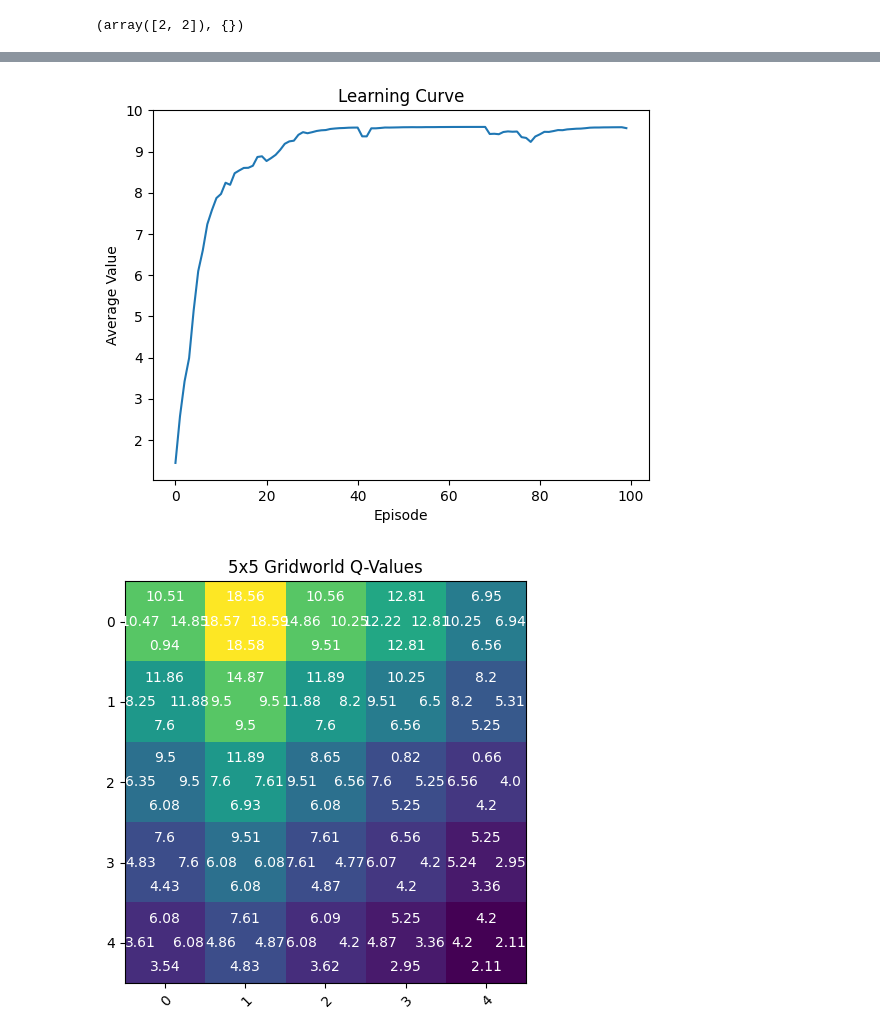
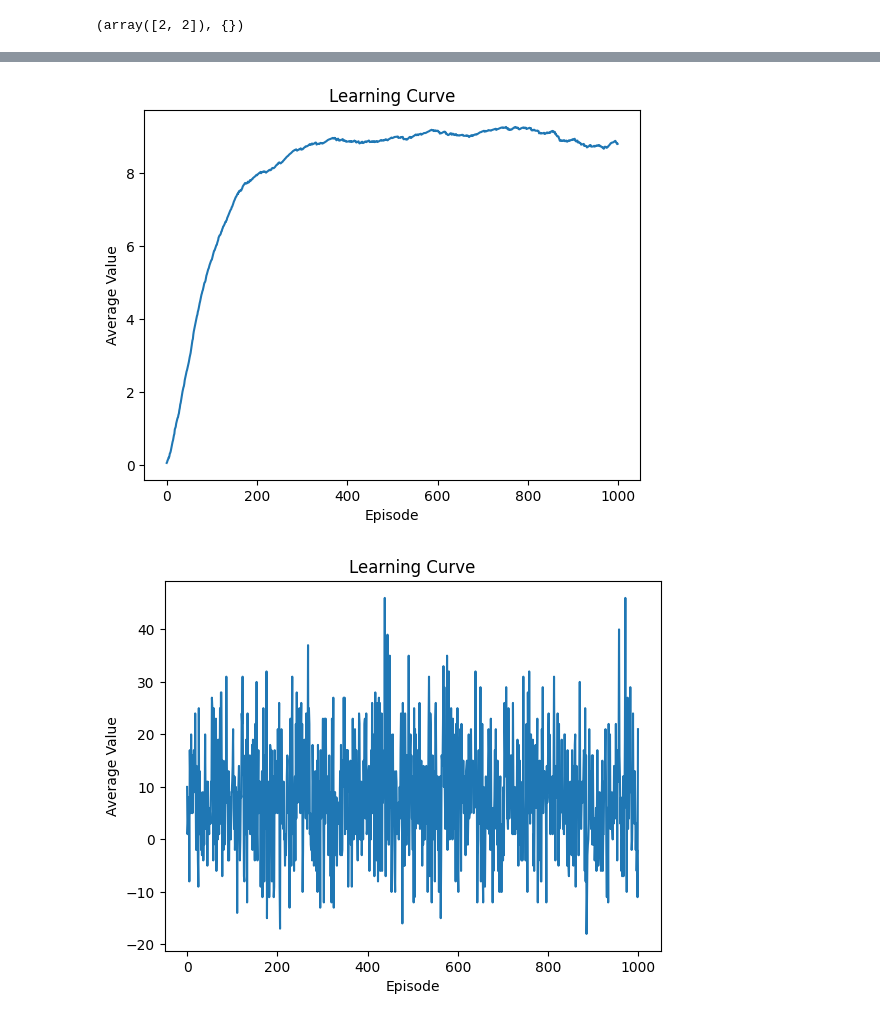
Before and after one commit to Fynn12345/DRL, a Jupyter notebook: sheet4/gridworlds/example_gridworld/B4A1.ipynb, the cells around one changed output, grey strips where cells are left out. Saved outputs shown, nothing was run; the diff lists cells and outputs as text; code cells hidden in the pictures.

```diff
--- a/sheet4/gridworlds/example_gridworld/B4A1.ipynb
+++ b/sheet4/gridworlds/example_gridworld/B4A1.ipynb
@@ -174,7 +174,7 @@ class TDPolicy:
 
     def act(self, state):
         # epsilon-greedy
-        if np.random.rand() > self.exploration_factor:
+        if np.random.rand() < self.exploration_factor:
             return np.random.choice(4)
         else:
             return np.argmax(self.policy[state[0], state[1]])
@@ -219,6 +219,7 @@ def tdn(env, policy, n=1, num_episodes=1000, alpha=0.1):
     Q = np.zeros((5,5,4))
     gamma = policy.gamma
     avg_values = []
+    final_reward = []
 
     for i in range(num_episodes): # for each episode
         state = env.reset()
@@ -266,7 +267,8 @@ def tdn(env, policy, n=1, num_episodes=1000, alpha=0.1):
             state = next_state
         policy.improve_policy(Q)
         avg_values.append(np.mean(V))
-    return V, Q, avg_values
+        final_reward.append(np.sum(rewards))
+    return V, Q, avg_values, final_reward
 
 def plot(V):
     V = np.round(V, 5).reshape(5, 5)
@@ -353,13 +355,14 @@ def plot_q_values(Q):
         fig.tight_layout()
         plt.show()
 # %%
-pol = TDPolicy(exploration_factor=0.2, gamma = 0.8)
-V = tdn(env, pol, num_episodes=100, alpha=0.9, n=1)
+pol = TDPolicy(exploration_factor=0.9, gamma = 0.8)
+V = tdn(env, pol, num_episodes=1000, alpha=0.1, n=1)
 # print(pol.policy)
 # pol.plot_policy(pol.policy)
 # # print(V[2])
 # plot(V[0])
 plot_gridworld(V[0], V[1])
 plot_learning_curve(V[2])
+plot_learning_curve(V[3])
 plot_q_values(V[1])
 # %% [output]
@@ -368,2 +371,2 @@ plot_q_values(V[1])
-[figure, old version]
+[figure, new version]
-[figure, old version]
+[figure, new version]
```
Also changed, not shown: parts of 3 cells of this notebook.
